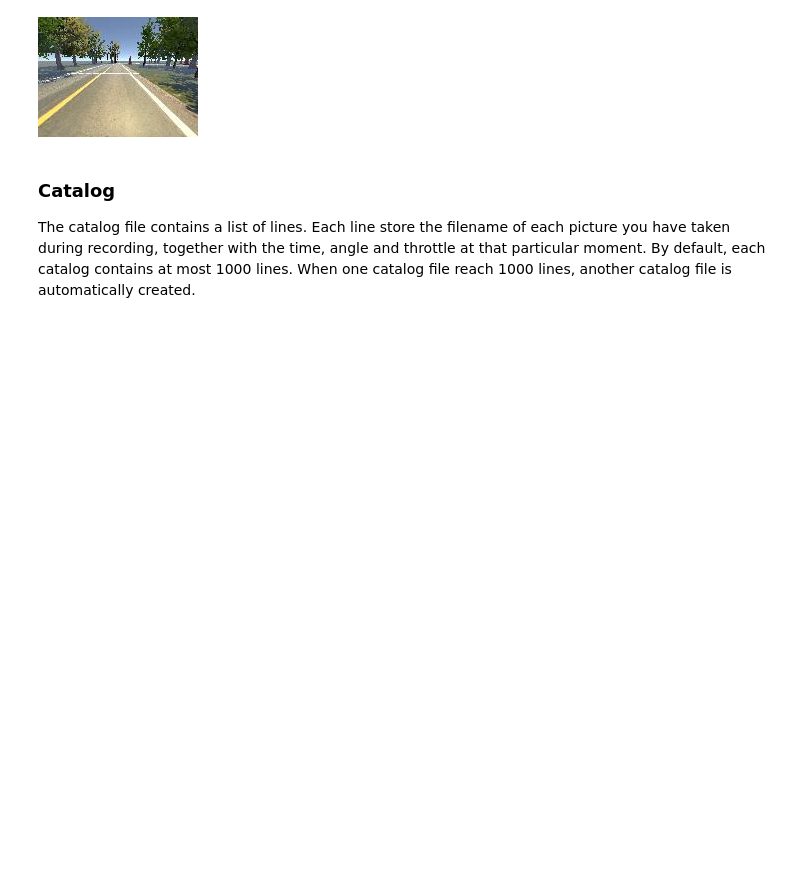
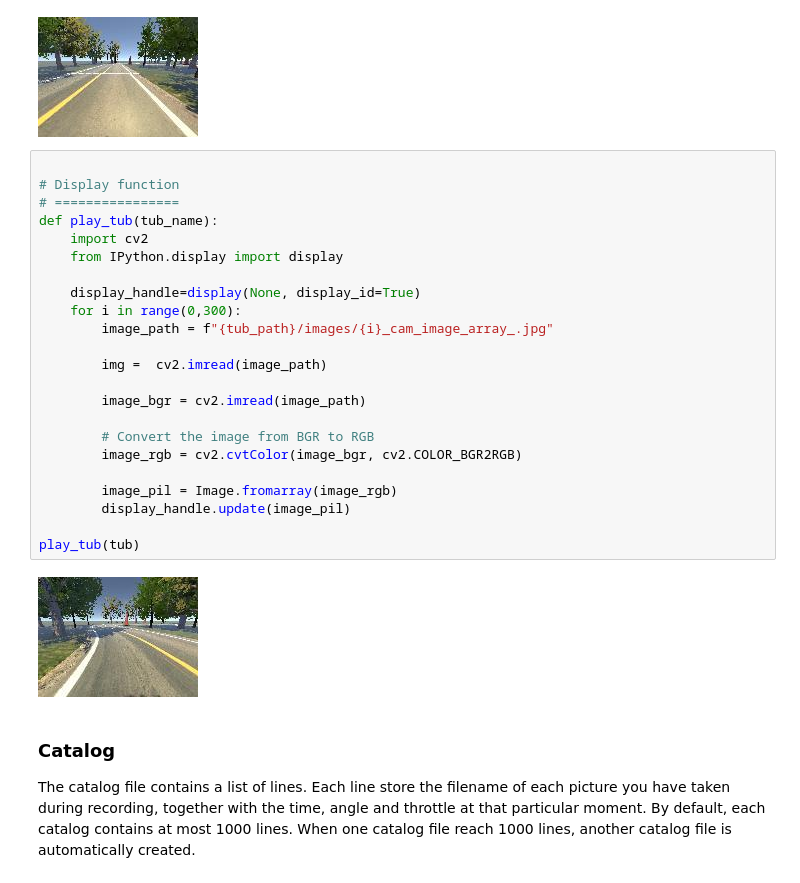
Before and after one commit to sctse999/donkeycar-notebook, a Jupyter notebook: advance/2. Understanding the data.ipynb, the cells around one changed output. Cells and saved outputs as stored; diff of their text form; blank space fills up the shorter version.

```diff
--- a/advance/2. Understanding the data.ipynb
+++ b/advance/2. Understanding the data.ipynb
@@ -119,6 +127,31 @@ for i in range(0,3):
 [figure]
 [figure]
 [figure]
+# %%
+
+# Display function
+# ================
+def play_tub(tub_name):
+    import cv2
+    from IPython.display import display
+
+    display_handle=display(None, display_id=True)
+    for i in range(0,300):
+        image_path = f"{tub_path}/images/{i}_cam_image_array_.jpg"
+
+        img =  cv2.imread(image_path)
+
+        image_bgr = cv2.imread(image_path)
+
+        # Convert the image from BGR to RGB
+        image_rgb = cv2.cvtColor(image_bgr, cv2.COLOR_BGR2RGB)
+
+        image_pil = Image.fromarray(image_rgb)
+        display_handle.update(image_pil)
+
+play_tub(tub)
+# %% [output]
+[figure, added]
 # %% [markdown]
 ### Catalog
 
```
Also changed, not shown: parts of 2 cells of this notebook, 7 other files.
